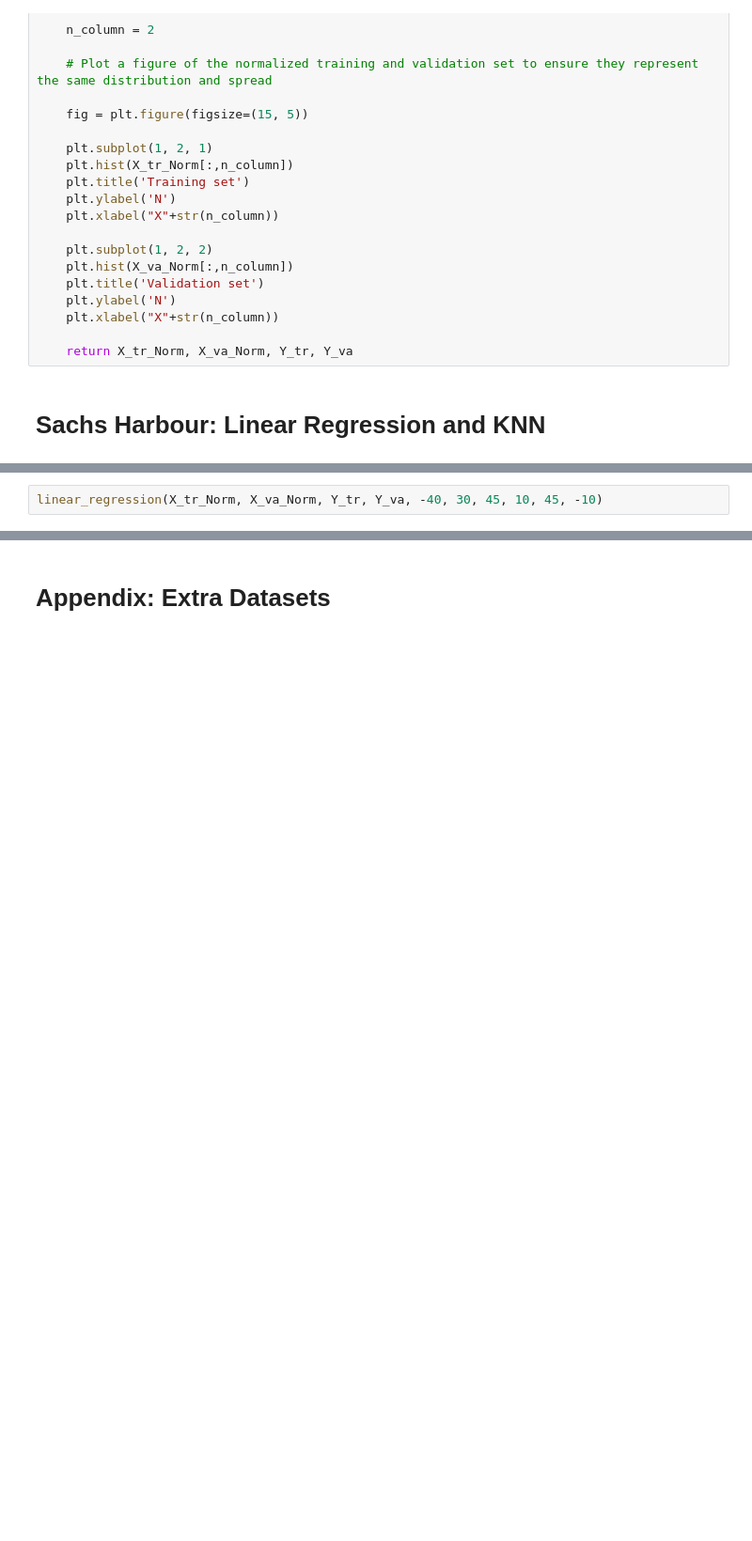
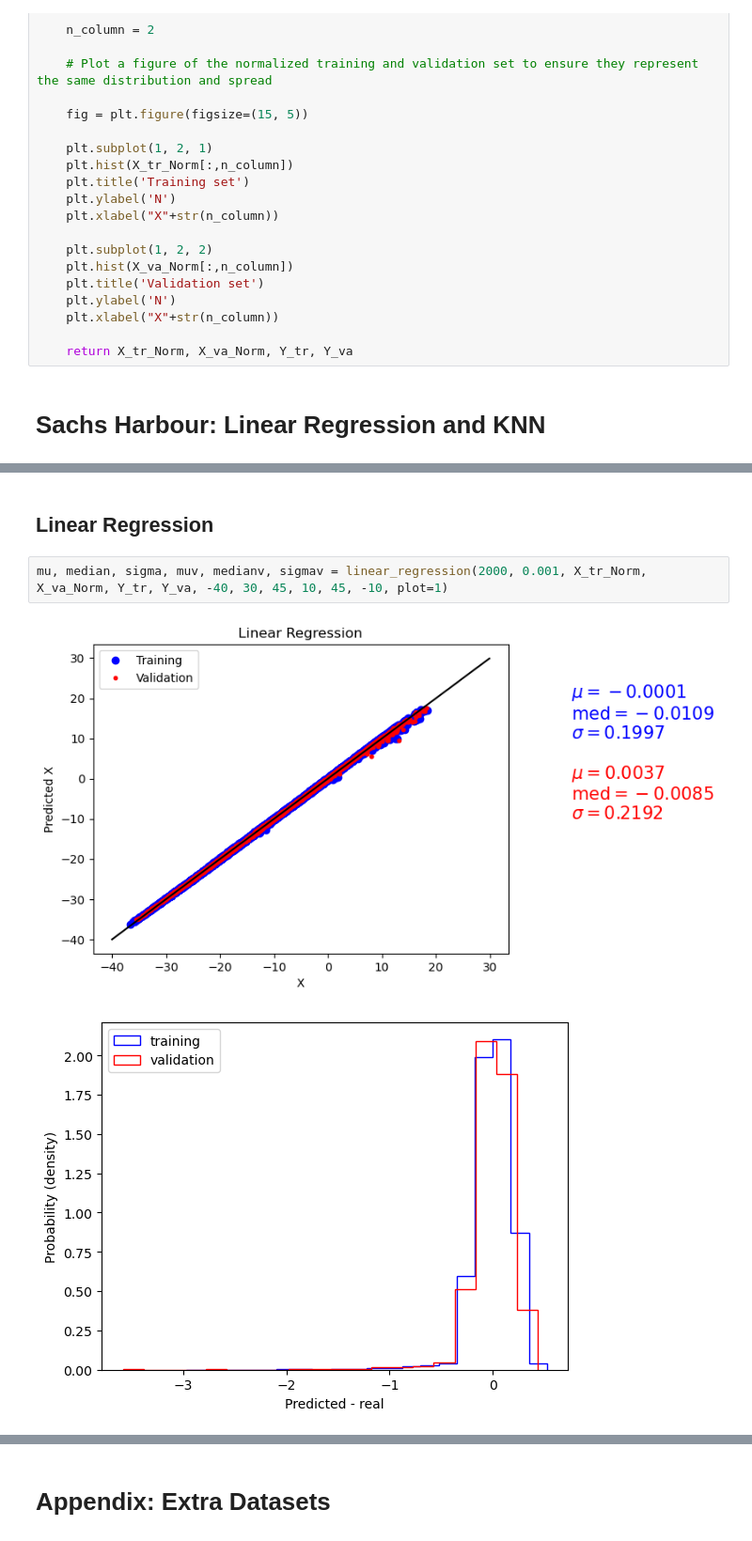
Before and after one commit to karlzam/school, a Jupyter notebook: phys555/assignment02/A2Q2-KZammit.ipynb, the cells around one changed output, grey strips where cells are left out. Shown at 94% size. Cells and saved outputs as stored; diff of their text form; blank space fills up the shorter version.

```diff
--- a/phys555/assignment02/A2Q2-KZammit.ipynb
+++ b/phys555/assignment02/A2Q2-KZammit.ipynb
@@ -199,2 +214,7 @@ FileNotFoundError: [Errno 2] No such file or directory: 'Ambient Sound Data Sach
+# %% [markdown]
+## Linear Regression
 # %%
-linear_regression(X_tr_Norm, X_va_Norm, Y_tr, Y_va, -40, 30, 45, 10, 45, -10)
+mu, median, sigma, muv, medianv, sigmav = linear_regression(2000, 0.001, X_tr_Norm, X_va_Norm, Y_tr, Y_va, -40, 30, 45, 10, 45, -10, plot=1)
+# %% [output]
+[figure, added]
+[figure, added]
```
Also changed, not shown: parts of 25 cells of this notebook, 3 other files.
